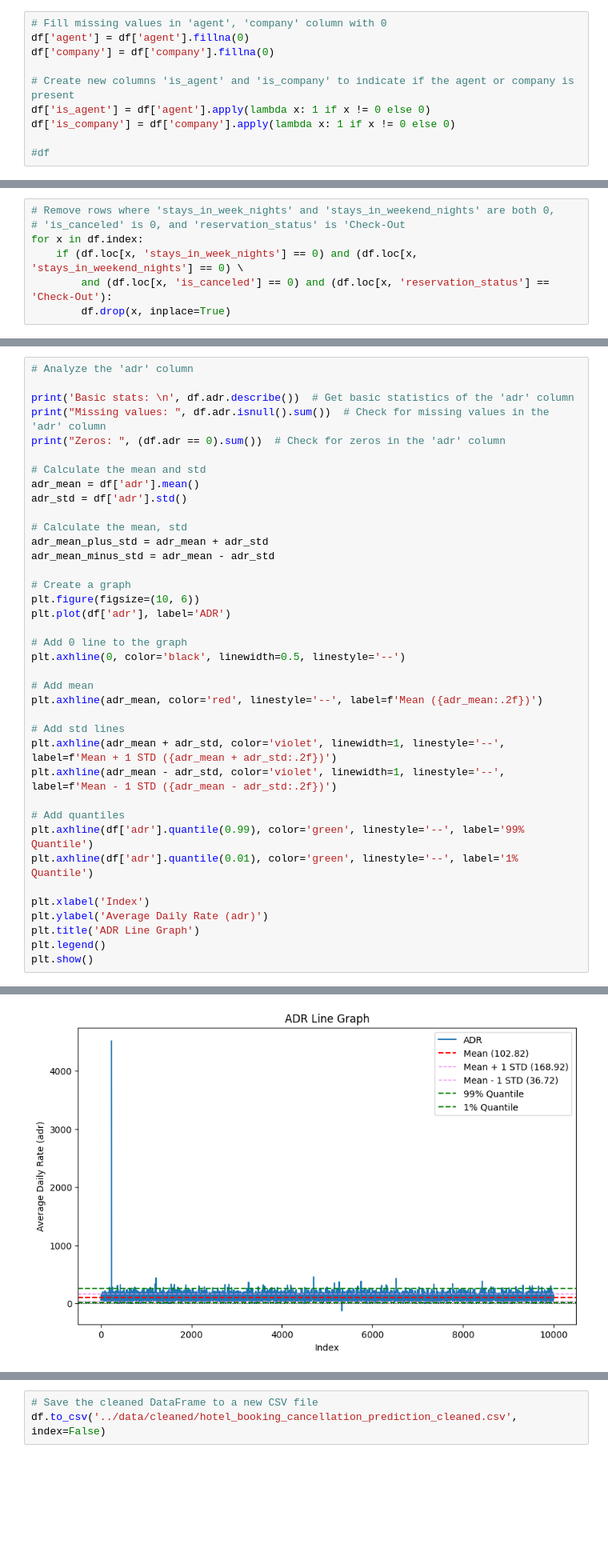
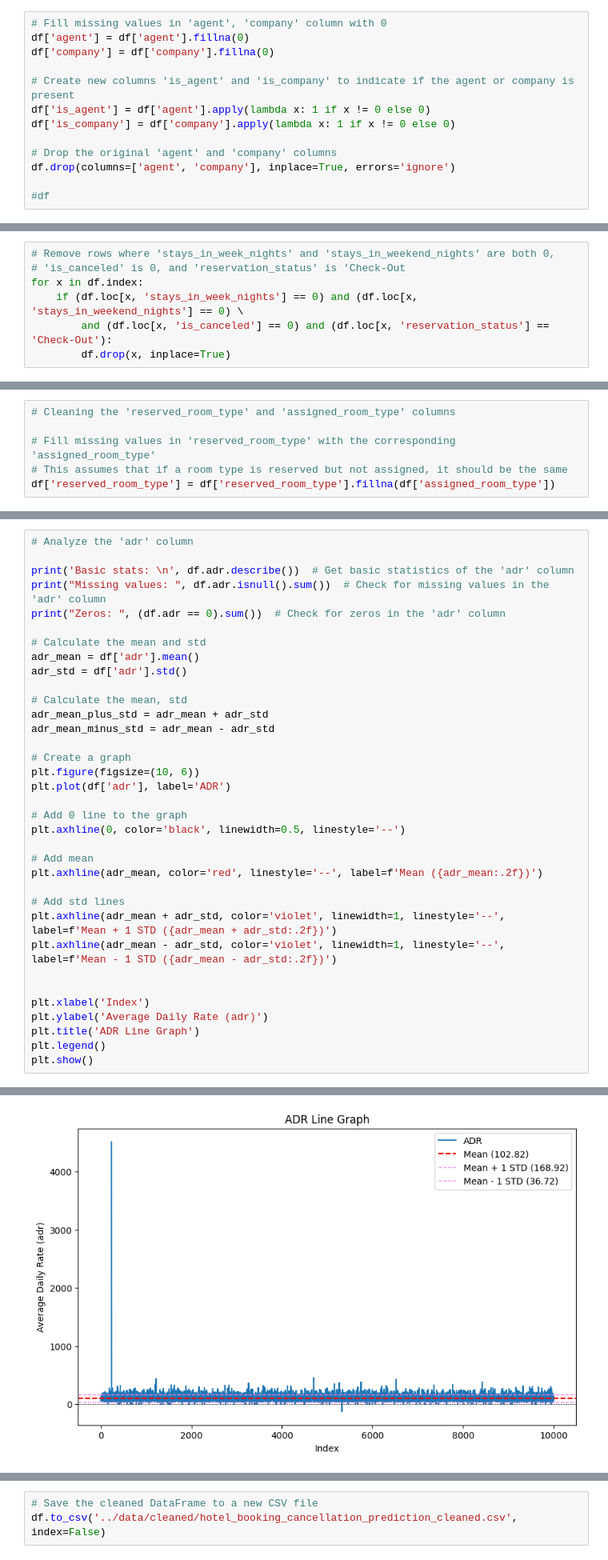
Before and after one commit to Kerolly/data_science_internship, a Jupyter notebook: notebooks/week1_data_exploration.ipynb, the cells around one changed output, grey strips where cells are left out. Shown at 80% size. Saved outputs shown, nothing was run; the diff lists cells and outputs as text; blank space fills up the shorter version.

```diff
--- a/notebooks/week1_data_exploration.ipynb
+++ b/notebooks/week1_data_exploration.ipynb
@@ -104,6 +104,9 @@ df['company'] = df['company'].fillna(0)
 df['is_agent'] = df['agent'].apply(lambda x: 1 if x != 0 else 0)
 df['is_company'] = df['company'].apply(lambda x: 1 if x != 0 else 0)
 
+# Drop the original 'agent' and 'company' columns
+df.drop(columns=['agent', 'company'], inplace=True, errors='ignore')
+
 #df
 # %%
 # Replace 'Undefined' values in 'meal' column with 'SC' - No meal
@@ -165,3 +180,9 @@ for x in df.index:
+# %%
+# Cleaning the 'reserved_room_type' and 'assigned_room_type' columns
+
+# Fill missing values in 'reserved_room_type' with the corresponding 'assigned_room_type'
+# This assumes that if a room type is reserved but not assigned, it should be the same
+df['reserved_room_type'] = df['reserved_room_type'].fillna(df['assigned_room_type'])
 # %%
 # Create a new column 'room_changed' to indicate if the reserved room type is different from the assigned room type
 # This will be used to analyze if the room type change affects the cancellation rate
@@ -188,37 +210,34 @@ plt.plot(df['adr'], label='ADR')
 
 # Add 0 line to the graph
 plt.axhline(0, color='black', linewidth=0.5, linestyle='--')
 
 # Add mean
 plt.axhline(adr_mean, color='red', linestyle='--', label=f'Mean ({adr_mean:.2f})')
 
 # Add std lines
 plt.axhline(adr_mean + adr_std, color='violet', linewidth=1, linestyle='--', label=f'Mean + 1 STD ({adr_mean + adr_std:.2f})')
 plt.axhline(adr_mean - adr_std, color='violet', linewidth=1, linestyle='--', label=f'Mean - 1 STD ({adr_mean - adr_std:.2f})')
 
-# Add quantiles
-plt.axhline(df['adr'].quantile(0.99), color='green', linestyle='--', label='99% Quantile')
-plt.axhline(df['adr'].quantile(0.01), color='green', linestyle='--', label='1% Quantile')
 
 plt.xlabel('Index')
 plt.ylabel('Average Daily Rate (adr)')
 plt.title('ADR Line Graph')
 plt.legend()
 plt.show()
 # %% [output]
 Basic stats:
  count    9108.000000
 mean      102.820883
 std        66.099092
 min      -130.000000
 25%        70.000000
 50%        95.000000
 75%       126.000000
 max      4515.000000
 Name: adr, dtype: float64
 Missing values:  809
 Zeros:  74
-[figure, old version]
+[figure, new version]
 # %% [markdown]
 It’s not ok for ADR to include negative values or values as high as 4,000. ADR should always be non‑negative and fall within a reasonable range
 
```
Also changed, not shown: parts of 16 cells of this notebook, 7 other files.
